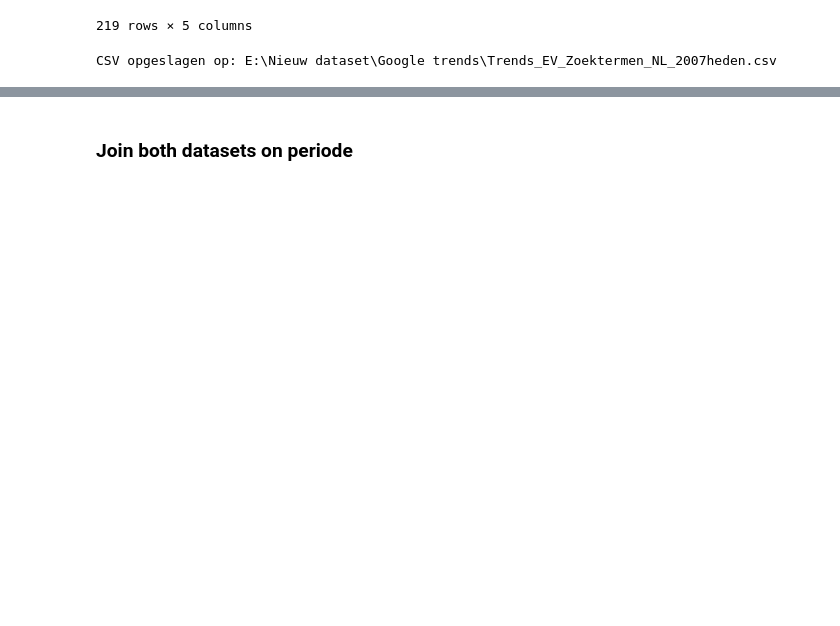
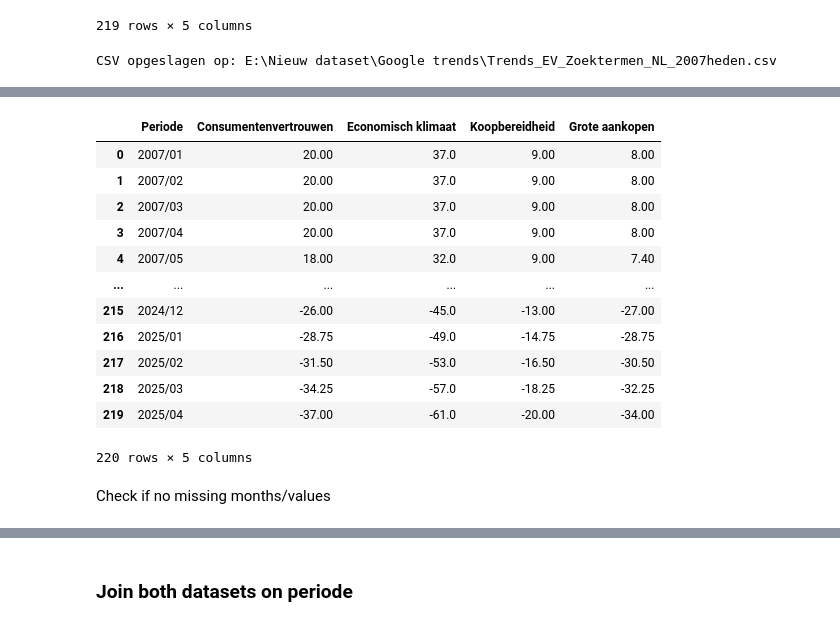
Before and after one commit to DylanHaaz/Tryhard, a Jupyter notebook: v4 _Google_trend/Preprocessing.ipynb, the cells around one changed output, grey strips where cells are left out. Saved outputs shown, nothing was run; the diff lists cells and outputs as text; code cells hidden in the pictures; blank space fills up the shorter version.

```diff
--- a/v4 _Google_trend/Preprocessing.ipynb
+++ b/v4 _Google_trend/Preprocessing.ipynb
@@ -198,0 +227,58 @@ CSV opgeslagen op: E:\Nieuw dataset\Google trends\Trends_EV_Zoektermen_NL_2007he
+# %%
+# Voeg ook 'Consumentenvertrouwen' toe
+# Opnieuw laden en verwerken met die kolom erbij
+df_raw = pd.read_csv(r"E:\Nieuw dataset\Consumentenvertrouwen, economisch klimaat en koopbereidheid ongecorrigeerd\Consumentenvertrouwen_12052025_161612.csv", sep=";")
+# 1. Data opnieuw inlezen en kolommen hernoemen
+# Kolommen hernoemen voor eenvoud
+df_raw = df_raw.rename(columns={
+    'Perioden': 'Periode',
+    'Consumentenvertrouwen (gemiddelde saldo van de deelvragen)': 'Consumentenvertrouwen',
+    'Economisch klimaat (gemiddelde saldo van de deelvragen)': 'Economisch klimaat',
+    'Koopbereidheid (gemiddelde saldo van de deelvragen)': 'Koopbereidheid',
+    'Gunstige tijd voor grote aankopen (saldo positieve en negatieve antwoorden)': 'Grote aankopen'
+})
+
+# Periode naar datetime
+df_raw['Periode'] = pd.to_datetime(df_raw['Periode'], format='%Y %B', errors='coerce')
+
+# Filter op 2007 t/m 2025
+df_raw = df_raw[(df_raw['Periode'] >= '2007-01-01') & (df_raw['Periode'] <= '2025-04-01')]
+
+# Waarden numeriek maken
+for col in ['Consumentenvertrouwen', 'Economisch klimaat', 'Koopbereidheid', 'Grote aankopen']:
+    df_raw[col] = pd.to_numeric(df_raw[col], errors='coerce')
+
+# Periode naar string (YYYY/MM)
+df_raw['Periode'] = df_raw['Periode'].dt.strftime('%Y/%m')
+
+# Relevante kolommen selecteren
+df_clean = df_raw[['Periode', 'Consumentenvertrouwen', 'Economisch klimaat', 'Koopbereidheid', 'Grote aankopen']].copy()
+
+# Maandlijst genereren
+maanden_volledig = pd.date_range(start='2007-01-01', end='2025-04-01', freq='MS').strftime('%Y/%m')
+df_maanden = pd.DataFrame({'Periode': maanden_volledig})
+
+# Merge en interpolatie
+df_consumenten_merged = df_maanden.merge(df_clean, on='Periode', how='left')
+interpoleer_kolommen = ['Consumentenvertrouwen', 'Economisch klimaat', 'Koopbereidheid', 'Grote aankopen']
+df_consumenten_merged[interpoleer_kolommen] = df_consumenten_merged[interpoleer_kolommen].interpolate(method='linear')
+df_consumenten_merged[interpoleer_kolommen] = df_consumenten_merged[interpoleer_kolommen].fillna(method='bfill')
+
+# Resultaat tonen
+display(df_consumenten_merged)
+# %% [output]
+|  | Periode | Consumentenvertrouwen | Economisch klimaat | Koopbereidheid | Grote aankopen |
+| 0 | 2007/01 | 20.00 | 37.0 | 9.00 | 8.00 |
+| 1 | 2007/02 | 20.00 | 37.0 | 9.00 | 8.00 |
+| 2 | 2007/03 | 20.00 | 37.0 | 9.00 | 8.00 |
+| 3 | 2007/04 | 20.00 | 37.0 | 9.00 | 8.00 |
+| 4 | 2007/05 | 18.00 | 32.0 | 9.00 | 7.40 |
+| ... | ... | ... | ... | ... | ... |
+| 215 | 2024/12 | -26.00 | -45.0 | -13.00 | -27.00 |
+| 216 | 2025/01 | -28.75 | -49.0 | -14.75 | -28.75 |
+| 217 | 2025/02 | -31.50 | -53.0 | -16.50 | -30.50 |
+| 218 | 2025/03 | -34.25 | -57.0 | -18.25 | -32.25 |
+| 219 | 2025/04 | -37.00 | -61.0 | -20.00 | -34.00 |
+220 rows × 5 columns
+# %% [markdown]
+Check if no missing months/values
```
Also changed, not shown: parts of 21 cells of this notebook.
